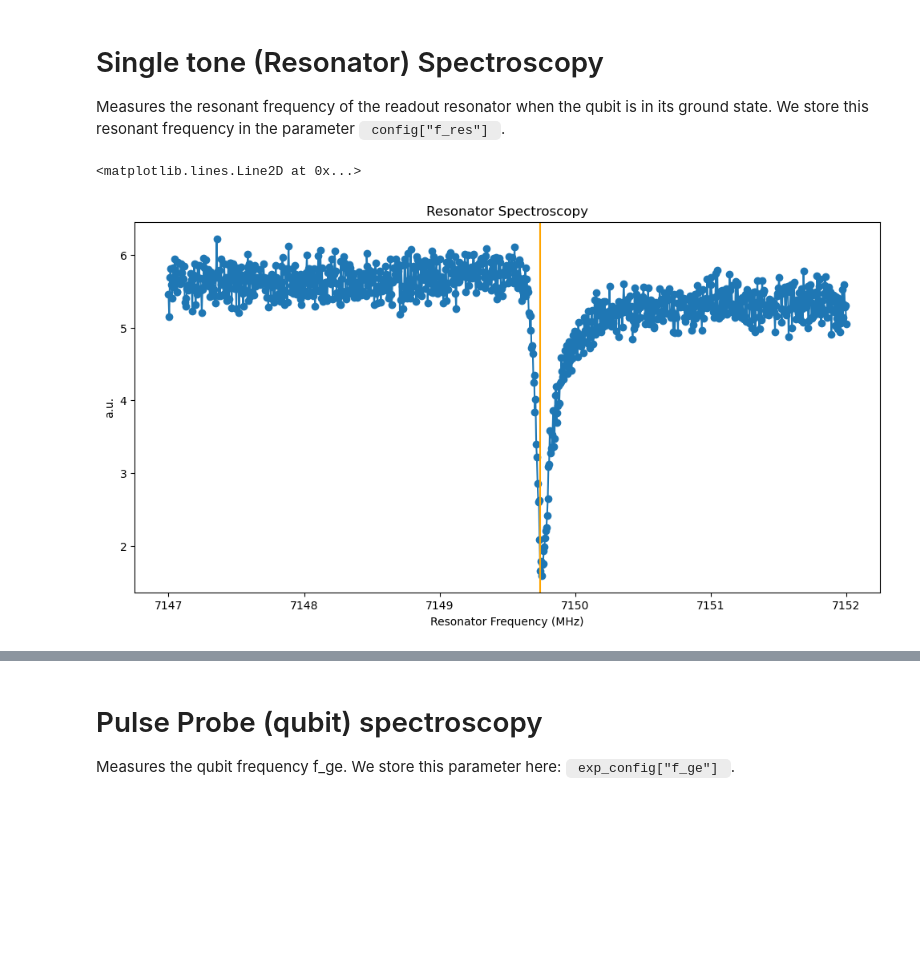
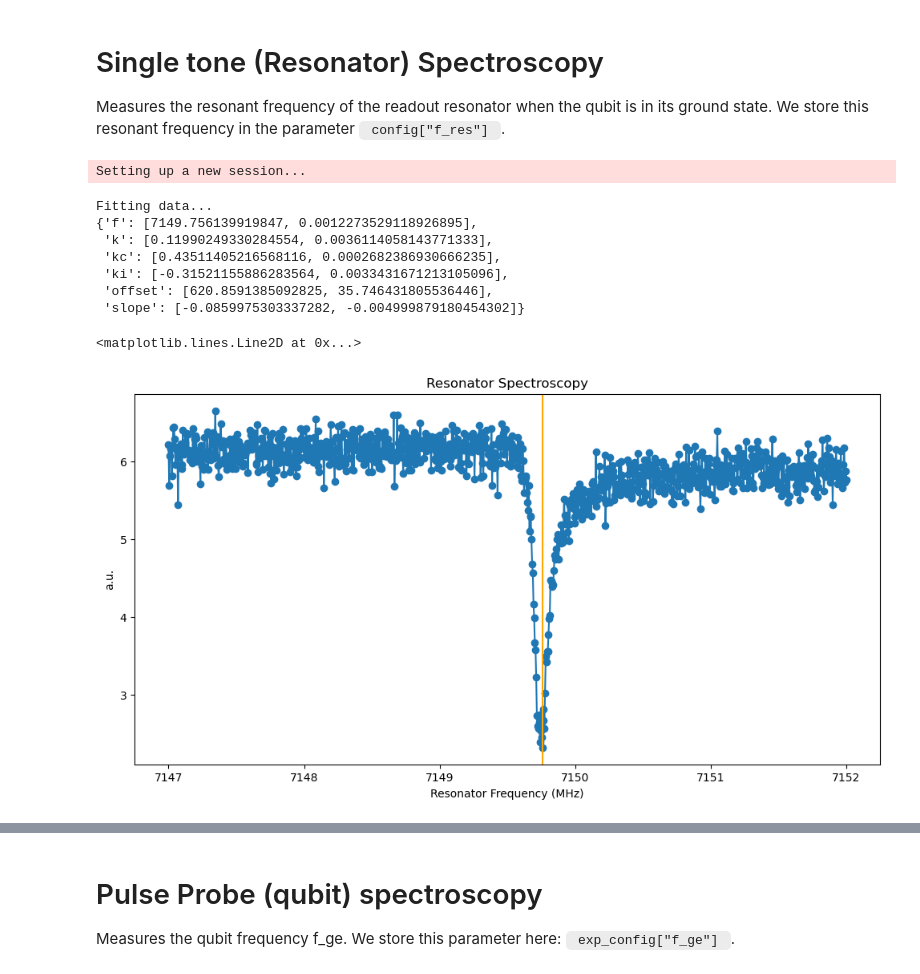
Before and after one commit to sarafs1926/tprocv2_demos, a Jupyter notebook: qick_demos_tprocv2/02_qubit_demos.ipynb, the cells around one changed output, grey strips where cells are left out. Cells and saved outputs as stored; diff of their text form; code cells hidden in the pictures; blank space fills up the shorter version.

```diff
--- a/qick_demos_tprocv2/02_qubit_demos.ipynb
+++ b/qick_demos_tprocv2/02_qubit_demos.ipynb
@@ -286,17 +215,79 @@ config = {
      }
 
 prog = SingleToneSpectroscopyProgram(soccfg, reps=10000, final_delay=0.5, cfg=config)
+py_avg = 1
 
-iq_list = prog.acquire(soc, soft_avgs=1, progress=True)
-freqs = prog.get_pulse_param("res_pulse", "freq", as_array=True)
+# for live plotting
+IS_VISDOM = True
+if IS_VISDOM:
+    expt_I = expt_Q = expt_mags = expt_phases = expt_pop = None
+    viz = visdom.Visdom()
+    assert viz.check_connection(timeout_seconds=5), "Visdom server not connected!"
+    viz.close(win=None) # close previous plots
+    win1 = viz.line( X=np.arange(0, 1), Y=np.arange(0, 1),
+        opts=dict(height=400, width=700, title='Resonator Spectroscopy', showlegend=True, xlabel='expt_pts'))
+
+    for ii in range(py_avg):
+        iq_list = prog.acquire(soc, soft_avgs=1, progress=False)
+        freqs = prog.get_pulse_param("res_pulse", "freq", as_array=True)
+
+        iq_list = iq_list[0][0].T
+        # what is the correct shape/index?
+        this_I = (iq_list[0])
+        this_Q = (iq_list[1])
+
+        if expt_I is None: # ii == 0
+            expt_I, expt_Q = this_I, this_Q
+        else:
+            expt_I = (expt_I * ii + this_I) / (ii + 1.0)
+            expt_Q = (expt_Q * ii + this_Q) / (ii + 1.0)
+
+        expt_mags = np.abs(expt_I + 1j * expt_Q)  # magnitude
+        expt_phases = np.angle(expt_I + 1j * expt_Q)  # phase
+
+        viz.line(X = freqs, Y = expt_mags, win=win1, name='I')
+
+    amps = np.abs(expt_I + 1j*expt_Q)
+
+else:
+    iq_list = prog.acquire(soc, soft_avgs = py_avg, progress=True)
+    freqs = prog.get_pulse_param("res_pulse", "freq", as_array=True)
+    amps = np.abs(iq_list[0][0].dot([1,1j]))
+# %% [output]
+Setting up a new session...
 # %%
+print("Fitting data...")
+### Fit ###
+fit = Fit()
+# Choose the suitable fitting function
+fit_result = fit.reflection_resonator_spectroscopy(freqs, amps)
+
+fit_result = {
+        "f": fit_result['f'],
+        "kc": fit_result['kc'],
+        "ki": fit_result['ki'],
+        "k": fit_result['k'],
+        "offset": fit_result['offset'],
+        "slope": fit_result['slope']
+    }
+
+pp.pprint(fit_result)
+
+# Plotting
 plt.figure(figsize=(12,6))
-plt.plot(freqs, np.abs(iq_list[0][0].dot([1,1j])), marker='o')
+plt.plot(freqs, amps, marker='o')
 plt.ylabel("a.u.")
 plt.xlabel("Resonator Frequency (MHz)")
 plt.title('Resonator Spectroscopy')
 # plt.xlim(7146, 7148)
-plt.axvline(7149.741691528487, c='orange') # The frequency that you will put into config['f_res']
+plt.axvline(fit_result['f'][0], c='orange') # The frequency that you will put into config['f_res']
 # %% [output]
-<matplotlib.lines.Line2D at 0x...>
+Fitting data...
+{'f': [7149.756139919847, 0.0012273529118926895],
+ 'k': [0.11990249330284554, 0.0036114058143771333],
+ 'kc': [0.43511405216568116, 0.0002682386930666235],
+ 'ki': [-0.31521155886283564, 0.0033431671213105096],
+ 'offset': [620.8591385092825, 35.746431805536446],
+ 'slope': [-0.0859975303337282, -0.004999879180454302]}
+<matplotlib.lines.Line2D at 0x...>
-[figure, old version]
+[figure, new version]
```
Also changed, not shown: parts of 46 cells of this notebook, 2 other files.
